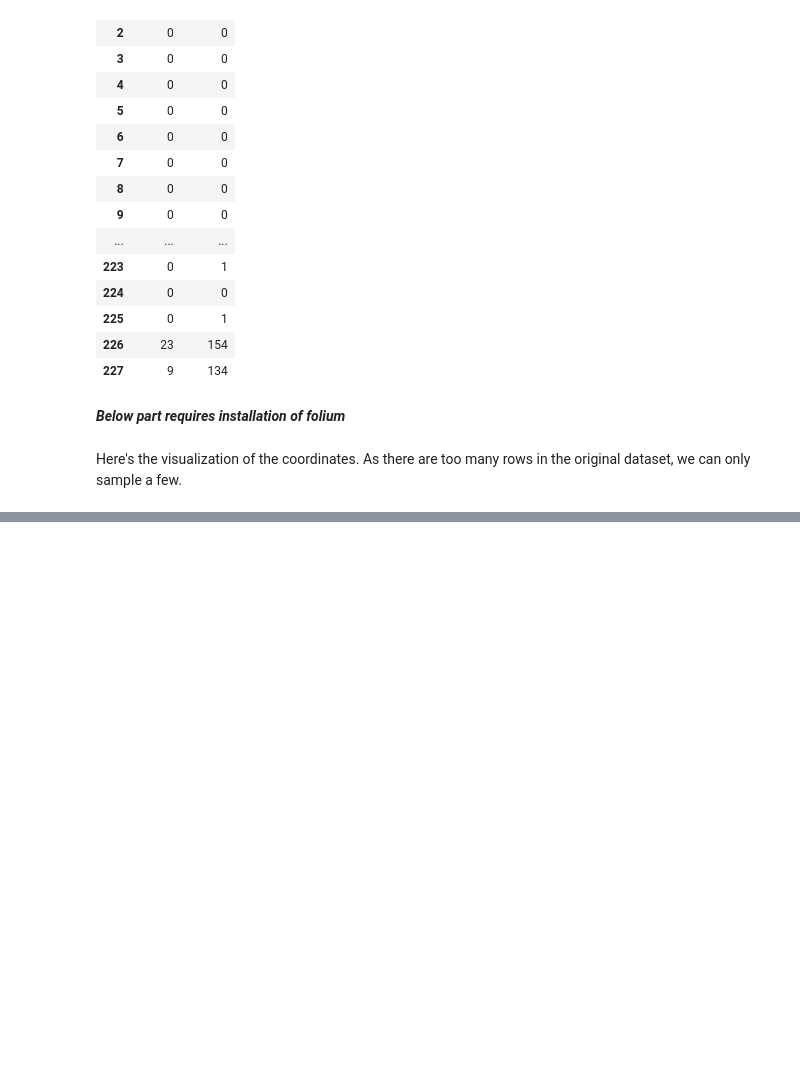
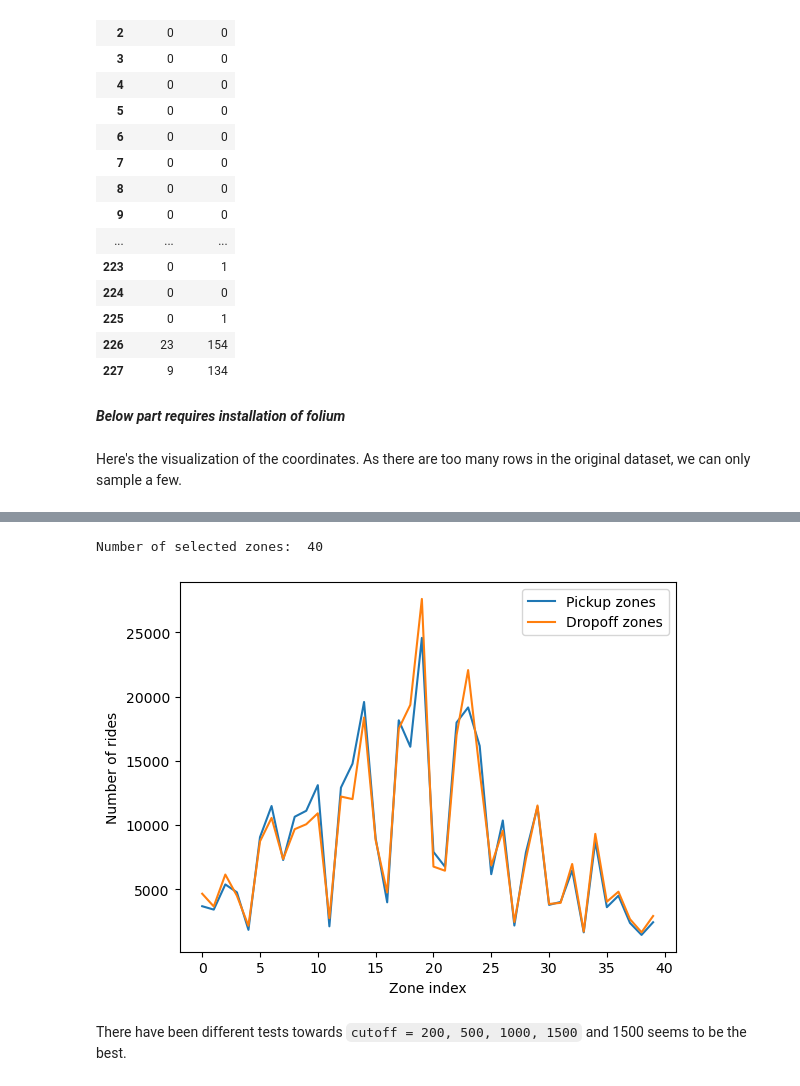
Before and after one commit to OmakaseMaster/nyc_taxi, a Jupyter notebook: taxi_preprocessing.ipynb, the cells around one changed output, grey strips where cells are left out. Drawn from its saved outputs; the diff is of its cells as text; code cells hidden in the pictures; blank space fills up the shorter version.

Commit message:
zone_selection_added
Add ZoneSelection.py and updated the preprocessing.ipynb

```diff
--- a/taxi_preprocessing.ipynb
+++ b/taxi_preprocessing.ipynb
@@ -166,6 +171,7 @@ from ZoneSeperation import *
 # to adjust the expected zone numbers, set different parameters
 zone_seperator = Zone_seperation(data_final, 200)
 data_zone = zone_seperator.finilize()
+number_of_zone = zone_seperator.no_area
 # %% [output]
 [figure]
 # %%
@@ -222 +235,16 @@ map_manhattan
+# %%
+# to fulfill the ideas above, create another class for help
+# change the parameter in cutoff to select differenct cutoffs
+from ZoneSelection import Zone_selection
+
+zone_selector = Zone_selection(df = data_final,
+                               cutoff = 1500,
+                               number_of_zone = number_of_zone)
+
+data_final_select = zone_selector.result_df
+# %% [output]
+Number of selected zones:  40
+[figure, added]
+# %% [markdown]
+There have been different tests towards `cutoff = 200, 500, 1000, 1500` and 1500 seems to be the best.
 # %%
```
Also changed, not shown: parts of 11 cells of this notebook, 2 other files.
